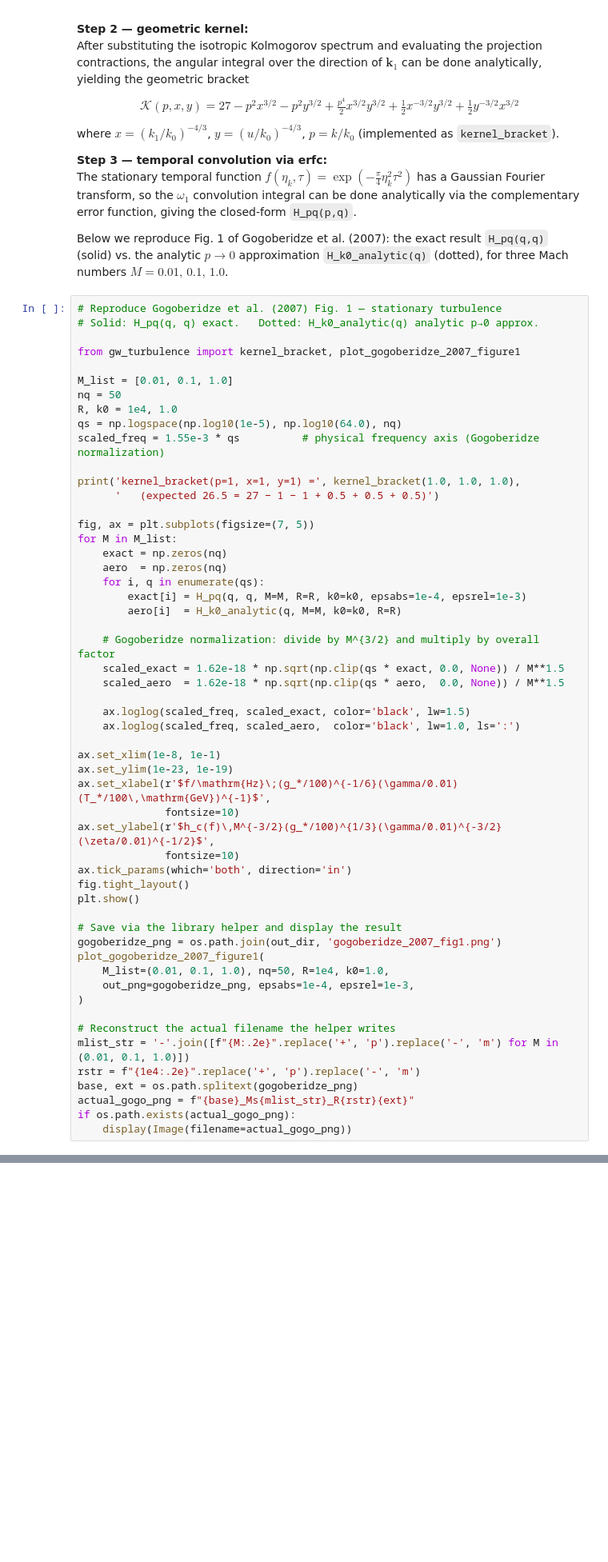
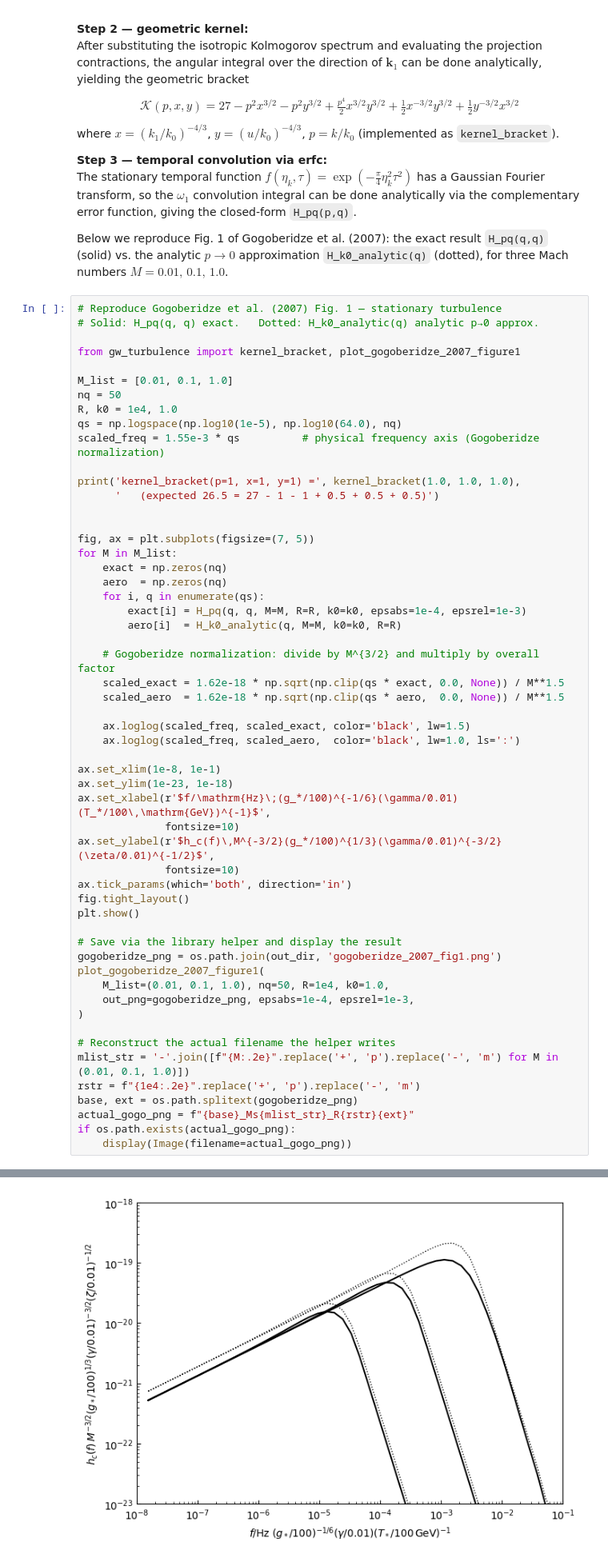
Before and after one commit to shturman99/Polarization-of-Gravitational-Waves, a Jupyter notebook: src/workflow_demo.ipynb, the cells around one changed output, grey strips where cells are left out. Shown at 80% size. Drawn from its saved outputs; the diff is of its cells as text; blank space fills up the shorter version.

Commit message:
update notebook to to gogoberidze plot

```diff
--- a/src/workflow_demo.ipynb
+++ b/src/workflow_demo.ipynb
@@ -267,7 +267,8 @@ qs = np.logspace(np.log10(1e-5), np.log10(64.0), nq)
 scaled_freq = 1.55e-3 * qs          # physical frequency axis (Gogoberidze normalization)
 
 print('kernel_bracket(p=1, x=1, y=1) =', kernel_bracket(1.0, 1.0, 1.0),
-      '   (expected 26.5 = 27 − 1 − 1 + 0.5 + 0.5 + 0.5)')
+      '   (expected 26.5 = 27 - 1 - 1 + 0.5 + 0.5 + 0.5)')
+
 
 fig, ax = plt.subplots(figsize=(7, 5))
 for M in M_list:
@@ -285,7 +286,7 @@ for M in M_list:
     ax.loglog(scaled_freq, scaled_aero,  color='black', lw=1.0, ls=':')
 
 ax.set_xlim(1e-8, 1e-1)
-ax.set_ylim(1e-23, 1e-19)
+ax.set_ylim(1e-23, 1e-18)
 ax.set_xlabel(r'$f/\mathrm{Hz}\;(g_*/100)^{-1/6}(\gamma/0.01)(T_*/100\,\mathrm{GeV})^{-1}$',
               fontsize=10)
 ax.set_ylabel(r'$h_c(f)\,M^{-3/2}(g_*/100)^{1/3}(\gamma/0.01)^{-3/2}(\zeta/0.01)^{-1/2}$',
@@ -308,3 +309,4 @@ base, ext = os.path.splitext(gogoberidze_png)
 actual_gogo_png = f"{base}_Ms{mlist_str}_R{rstr}{ext}"
 if os.path.exists(actual_gogo_png):
     display(Image(filename=actual_gogo_png))
+# %% [output]
@@ -310,0 +314 @@ if os.path.exists(actual_gogo_png):
+[figure, added]
```
Also changed, not shown: parts of 5 cells of this notebook, 1 other file.
